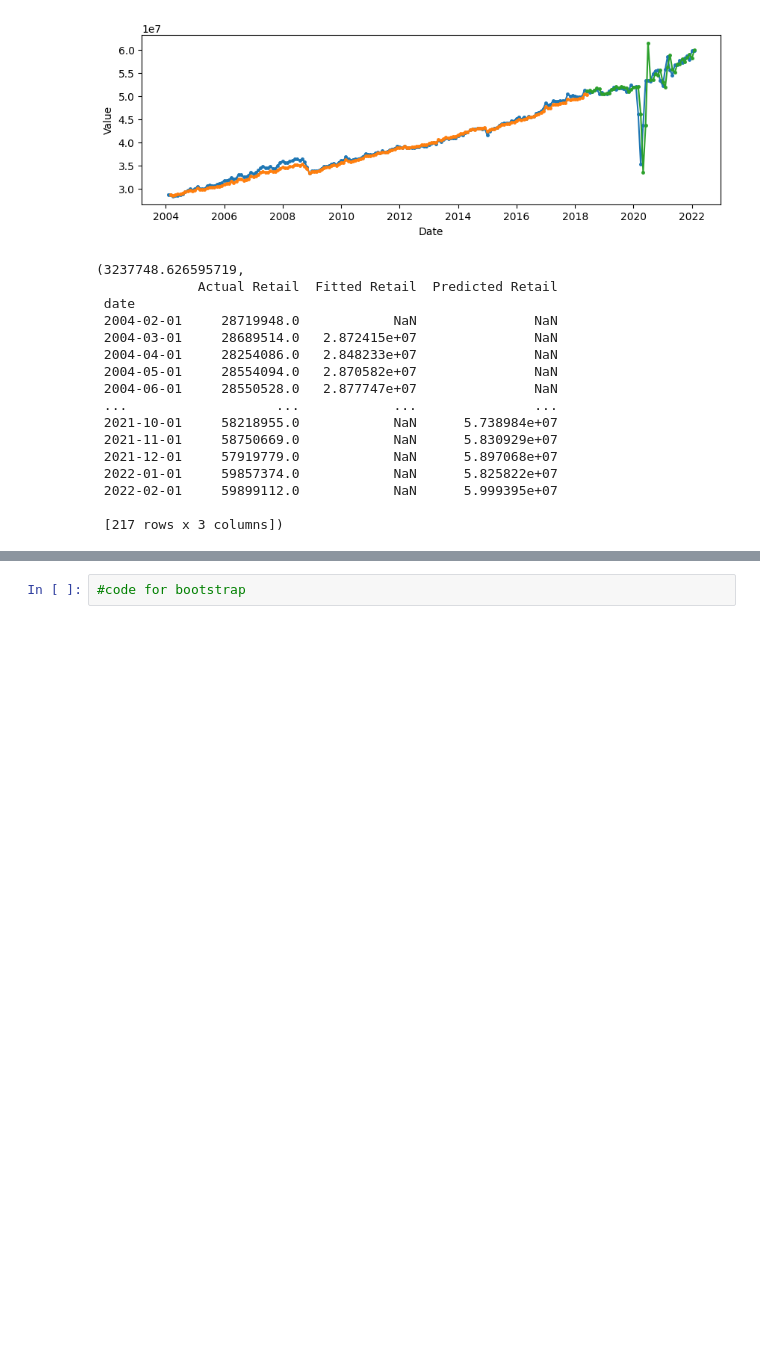
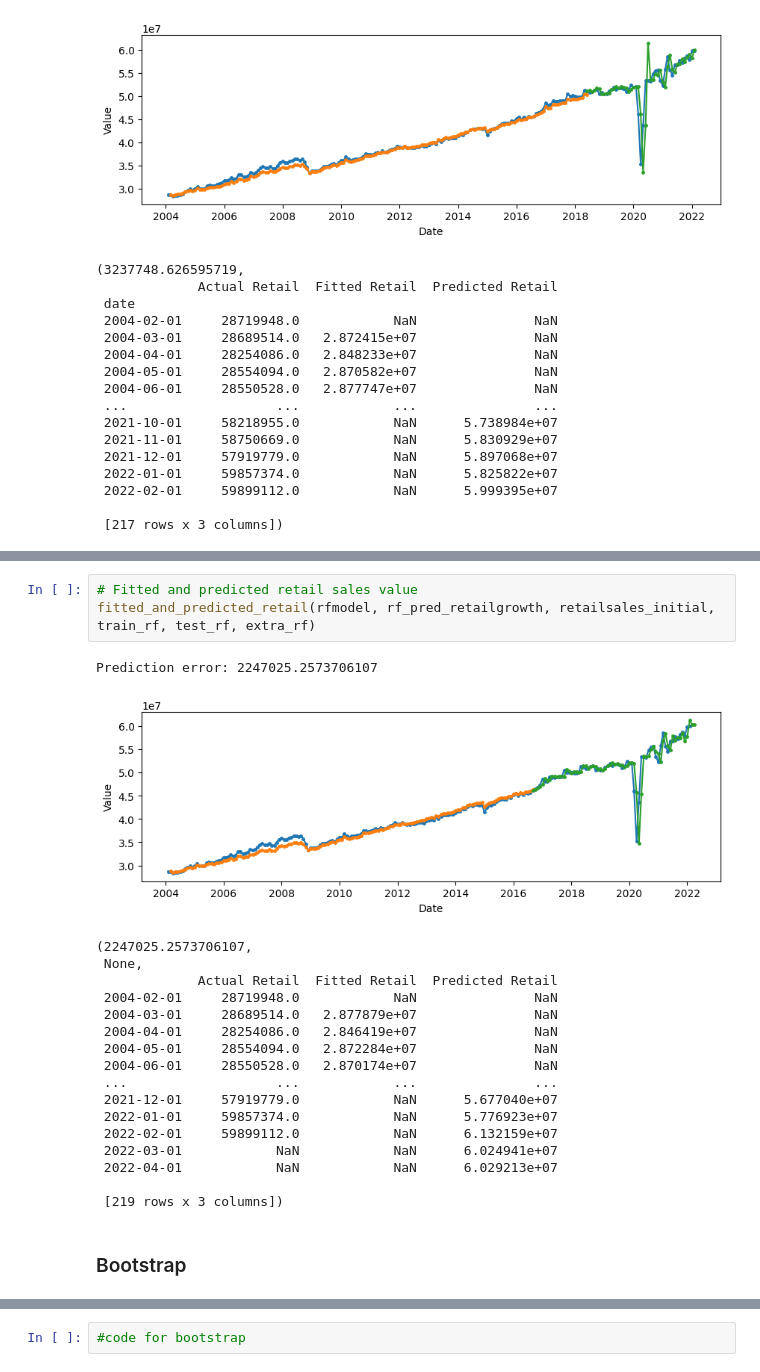
Before and after one commit to ubco-mds-2021-labs/capstone-project-googletrends_capstone, a Jupyter notebook: src/notebooks/RetailSales_updated.ipynb, the cells around one changed output, grey strips where cells are left out. Saved outputs shown, nothing was run; the diff lists cells and outputs as text; blank space fills up the shorter version.

```diff
--- a/src/notebooks/RetailSales_updated.ipynb
+++ b/src/notebooks/RetailSales_updated.ipynb
@@ -1634,0 +1683,24 @@ Prediction error: 3237748.626595719
+# %%
+# Fitted and predicted retail sales value
+fitted_and_predicted_retail(rfmodel, rf_pred_retailgrowth, retailsales_initial, train_rf, test_rf, extra_rf)
+# %% [output]
+Prediction error: 2247025.2573706107
+[figure, added]
+(2247025.2573706107,
+ None,
+             Actual Retail  Fitted Retail  Predicted Retail
+ 2004-02-01     28719948.0            NaN               NaN
+ 2004-03-01     28689514.0   2.877879e+07               NaN
+ 2004-04-01     28254086.0   2.846419e+07               NaN
+ 2004-05-01     28554094.0   2.872284e+07               NaN
+ 2004-06-01     28550528.0   2.870174e+07               NaN
+ ...                   ...            ...               ...
+ 2021-12-01     57919779.0            NaN      5.677040e+07
+ 2022-01-01     59857374.0            NaN      5.776923e+07
+ 2022-02-01     59899112.0            NaN      6.132159e+07
+ 2022-03-01            NaN            NaN      6.024941e+07
+ 2022-04-01            NaN            NaN      6.029213e+07
+
+ [219 rows x 3 columns])
+# %% [markdown]
+### Bootstrap
```
Also changed, not shown: parts of 14 cells of this notebook, 1 other file.
